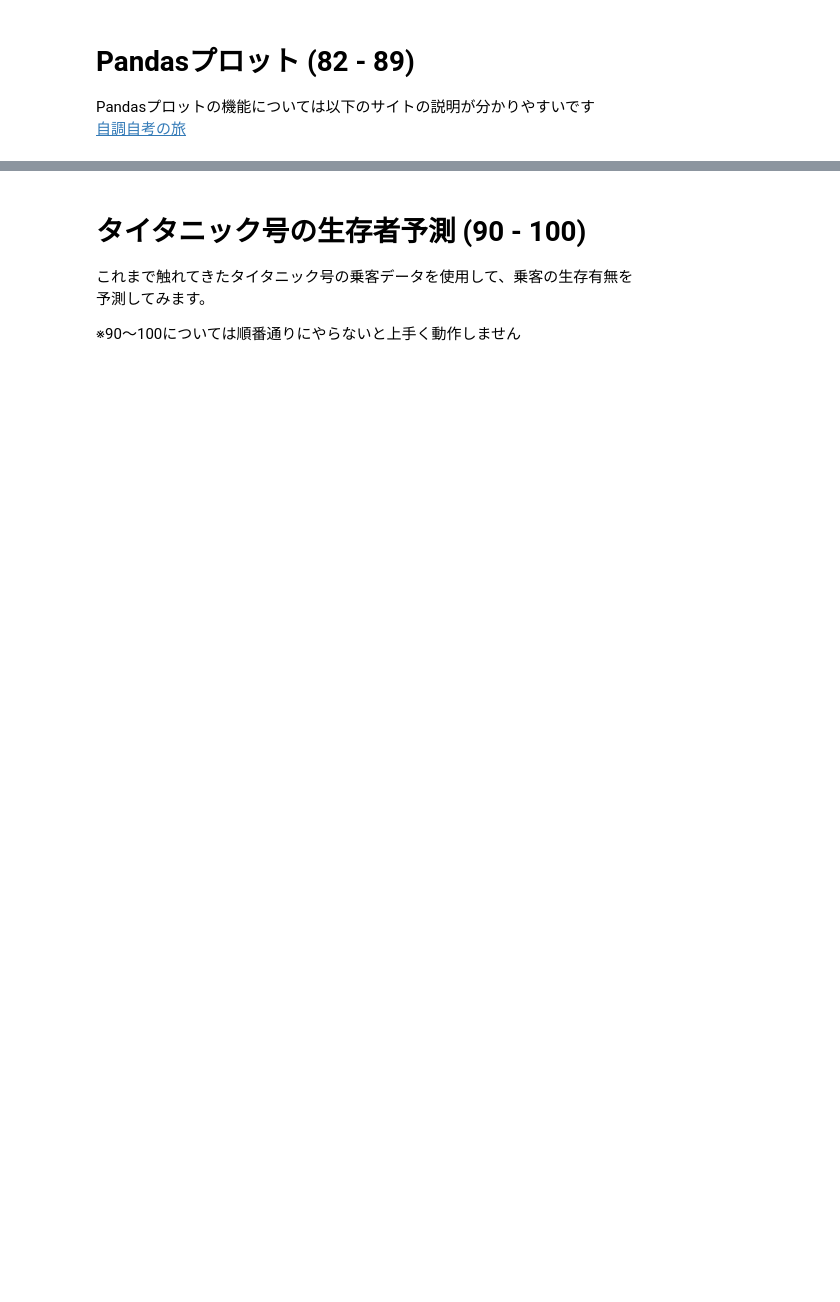
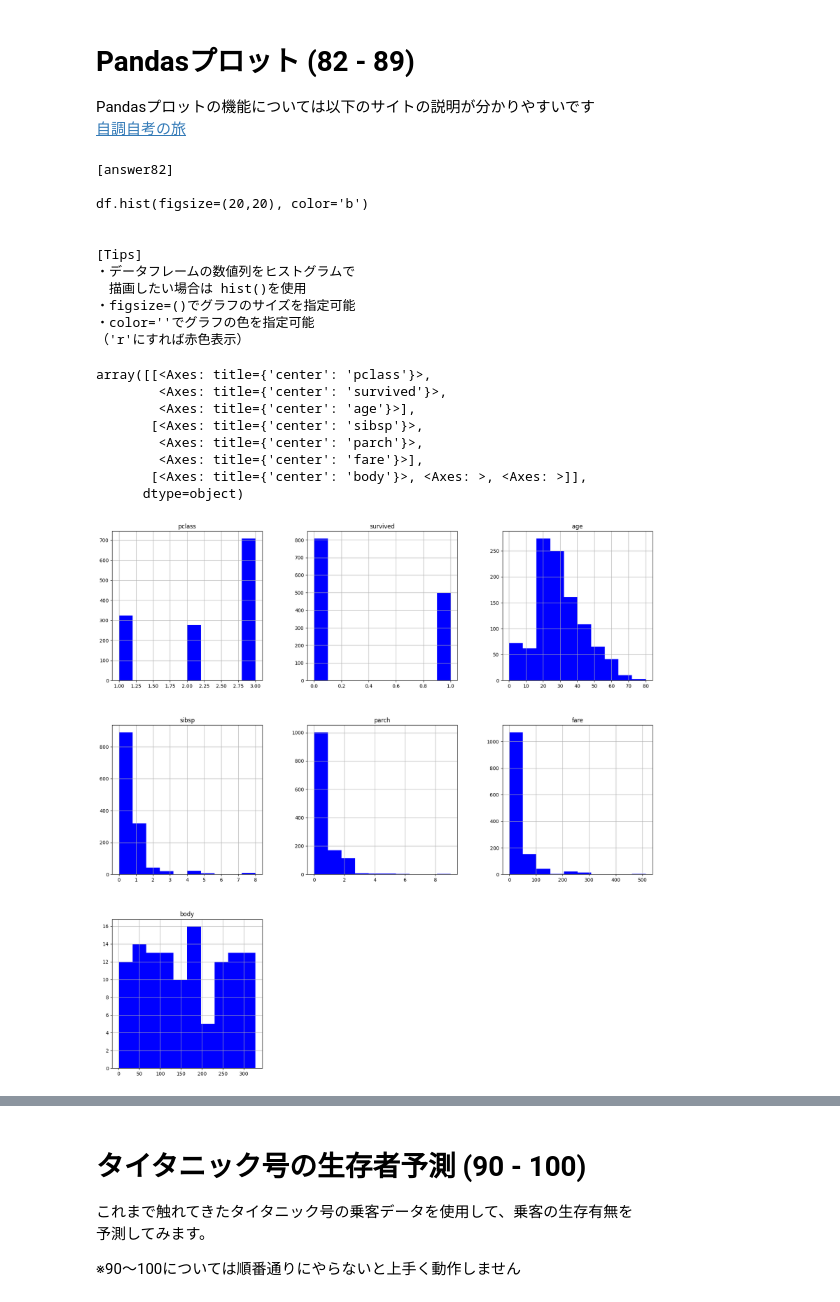
Before and after one commit to rodrinxiaft/Pandas_100_knocks, a Jupyter notebook: notebook/01_Pandas_100_Knocks_for_Begginer.ipynb, the cells around one changed output, grey strips where cells are left out. Cells and saved outputs as stored; diff of their text form; code cells hidden in the pictures; blank space fills up the shorter version.

```diff
--- a/notebook/01_Pandas_100_Knocks_for_Begginer.ipynb
+++ b/notebook/01_Pandas_100_Knocks_for_Begginer.ipynb
@@ -1100,8 +2123,31 @@ Pandasプロットの機能については以下のサイトの説明が分か
 # %%
 # 【82】
 # dfのすべての数値列のヒストグラムを表示
-#print(ans[82]) #回答表示
+print(ans[82]) #回答表示
 df = initialize1() #初期化
+
+df.hist(figsize=(20,20),color='b')
+# %% [output]
+[answer82]
+
+df.hist(figsize=(20,20), color='b')
+
+
+[Tips]
+・データフレームの数値列をヒストグラムで
+　描画したい場合は hist()を使用
+・figsize=()でグラフのサイズを指定可能
+・color=''でグラフの色を指定可能
+（'r'にすれば赤色表示）
+array([[<Axes: title={'center': 'pclass'}>,
+        <Axes: title={'center': 'survived'}>,
+        <Axes: title={'center': 'age'}>],
+       [<Axes: title={'center': 'sibsp'}>,
+        <Axes: title={'center': 'parch'}>,
+        <Axes: title={'center': 'fare'}>],
+       [<Axes: title={'center': 'body'}>, <Axes: >, <Axes: >]],
+      dtype=object)
+[figure, added]
 # %%
 # 【83】
 # dfのage列をヒストグラムで表示
```
Also changed, not shown: parts of 91 cells of this notebook, 1 other file.
